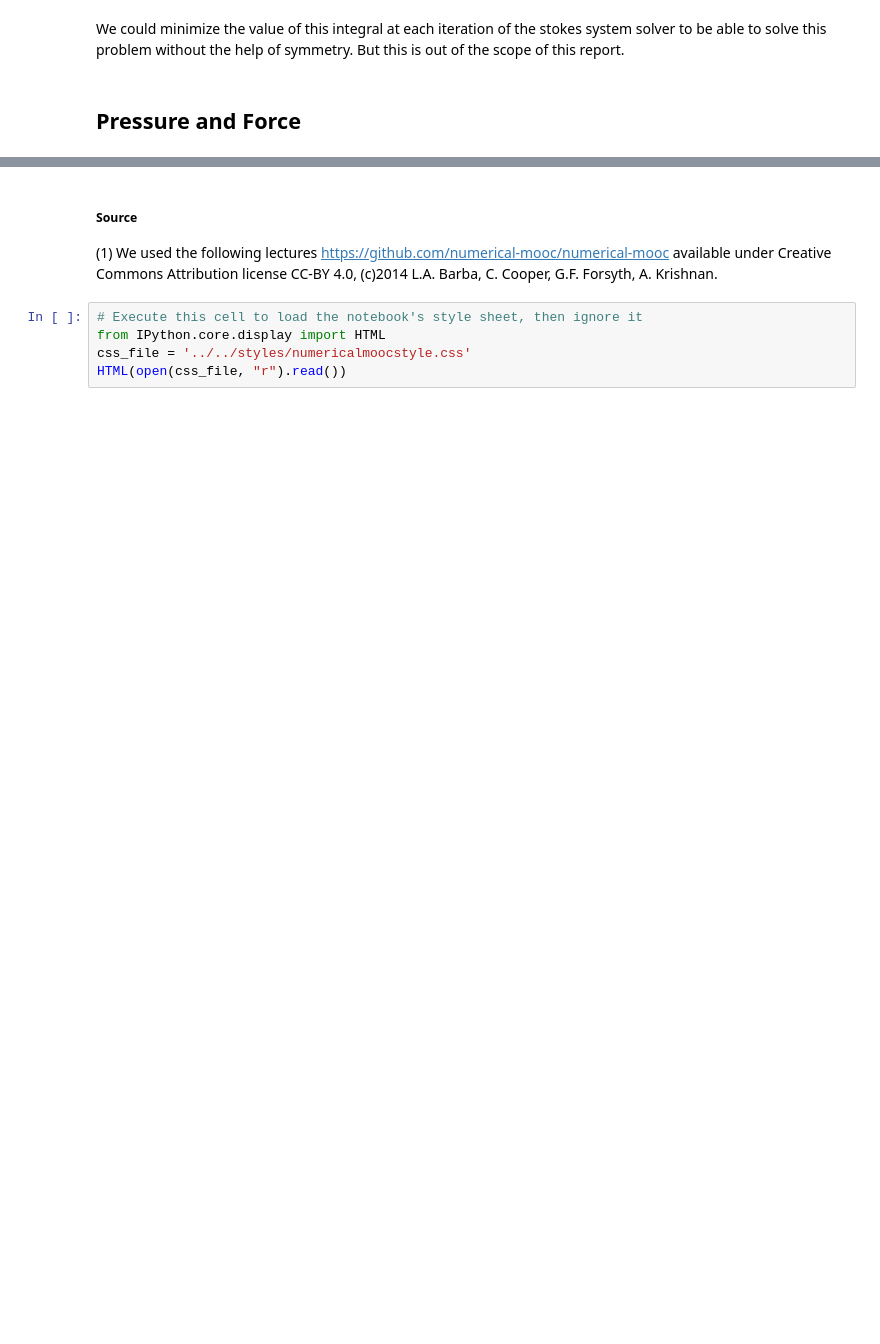
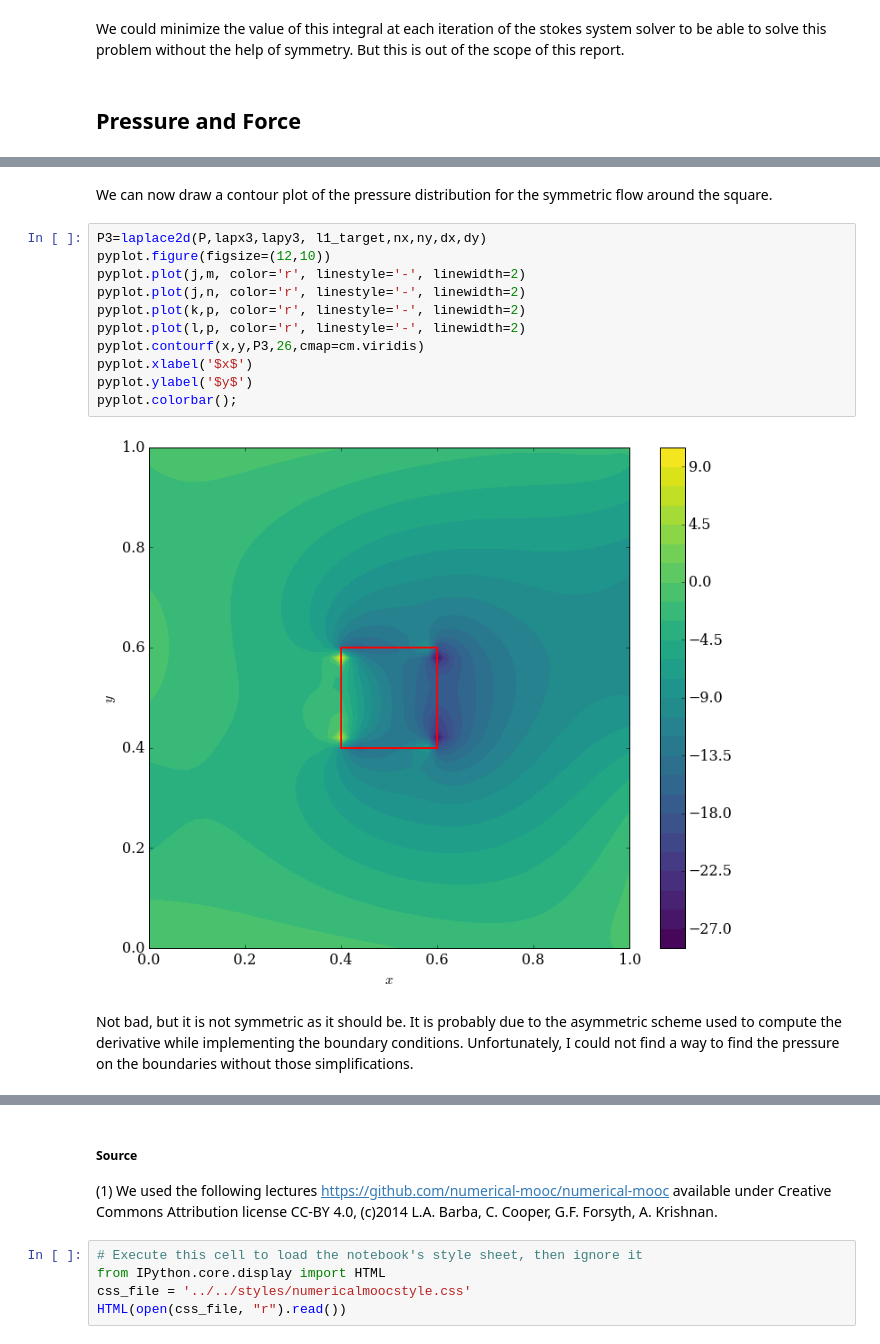
Before and after one commit to irenous/numerical-mooc, a Jupyter notebook: working/stage_ilan/Stage_BA3_Ilan_Renous.ipynb, the cells around one changed output, grey strips where cells are left out. Cells and saved outputs as stored; diff of their text form; blank space fills up the shorter version.

```diff
--- a/working/stage_ilan/Stage_BA3_Ilan_Renous.ipynb
+++ b/working/stage_ilan/Stage_BA3_Ilan_Renous.ipynb
@@ -904,0 +1035,17 @@ def Force (ux,uy,nx,ny,dx,dy):
+# %% [markdown]
+We can now draw a contour plot of the pressure distribution for the symmetric flow around the square.
+# %%
+P3=laplace2d(P,lapx3,lapy3, l1_target,nx,ny,dx,dy)
+pyplot.figure(figsize=(12,10))
+pyplot.plot(j,m, color='r', linestyle='-', linewidth=2)
+pyplot.plot(j,n, color='r', linestyle='-', linewidth=2)
+pyplot.plot(k,p, color='r', linestyle='-', linewidth=2)
+pyplot.plot(l,p, color='r', linestyle='-', linewidth=2)
+pyplot.contourf(x,y,P3,26,cmap=cm.viridis)
+pyplot.xlabel('$x$')
+pyplot.ylabel('$y$')
+pyplot.colorbar();
+# %% [output]
+[figure, added]
+# %% [markdown]
+Not bad, but it is not symmetric as it should be. It is probably due to the asymmetric scheme used to compute the derivative while implementing the boundary conditions. Unfortunately, I could not find a way to find the pressure on the boundaries without those simplifications.
```
Also changed, not shown: parts of 41 cells of this notebook, 3 other files.
